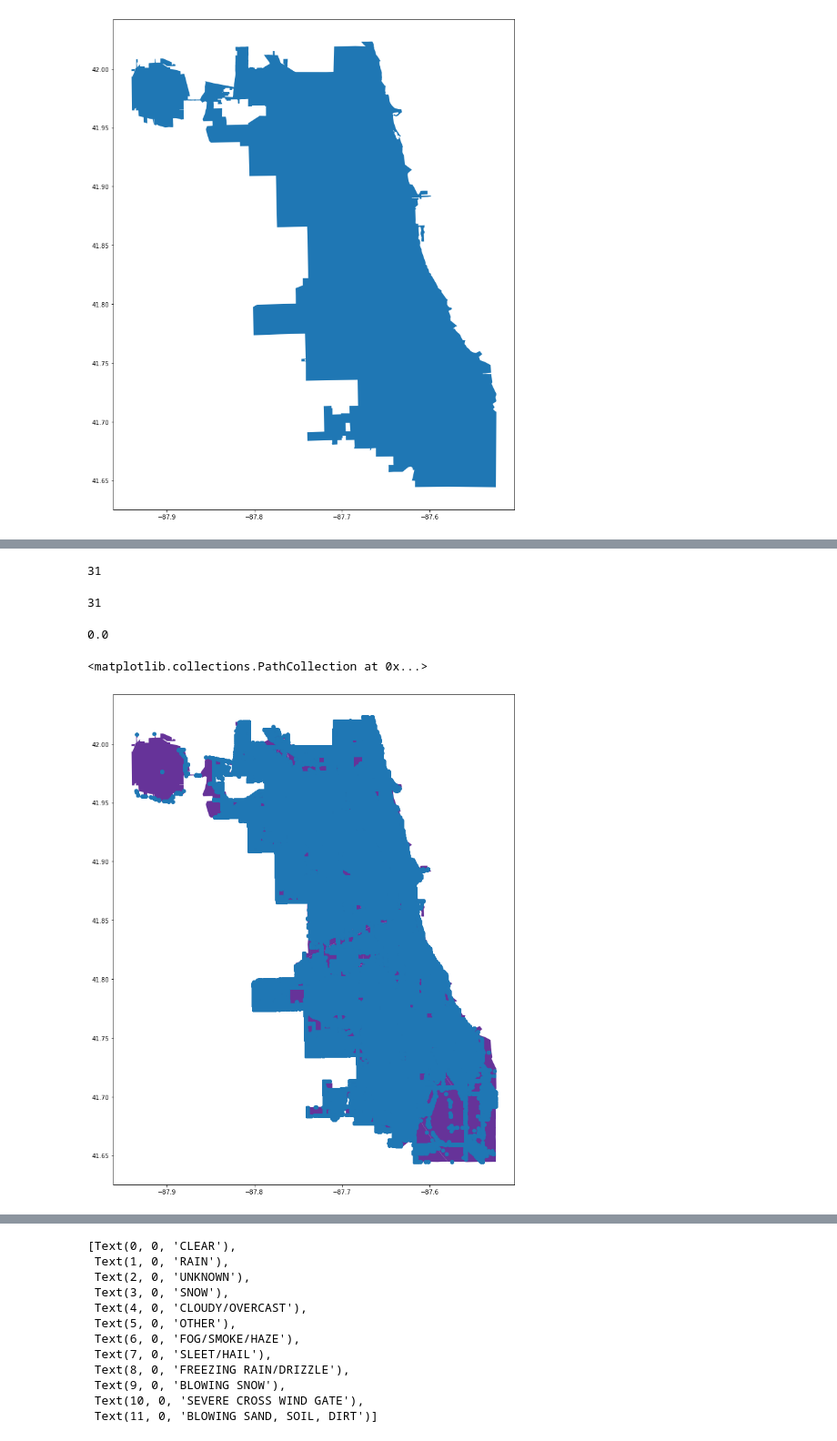
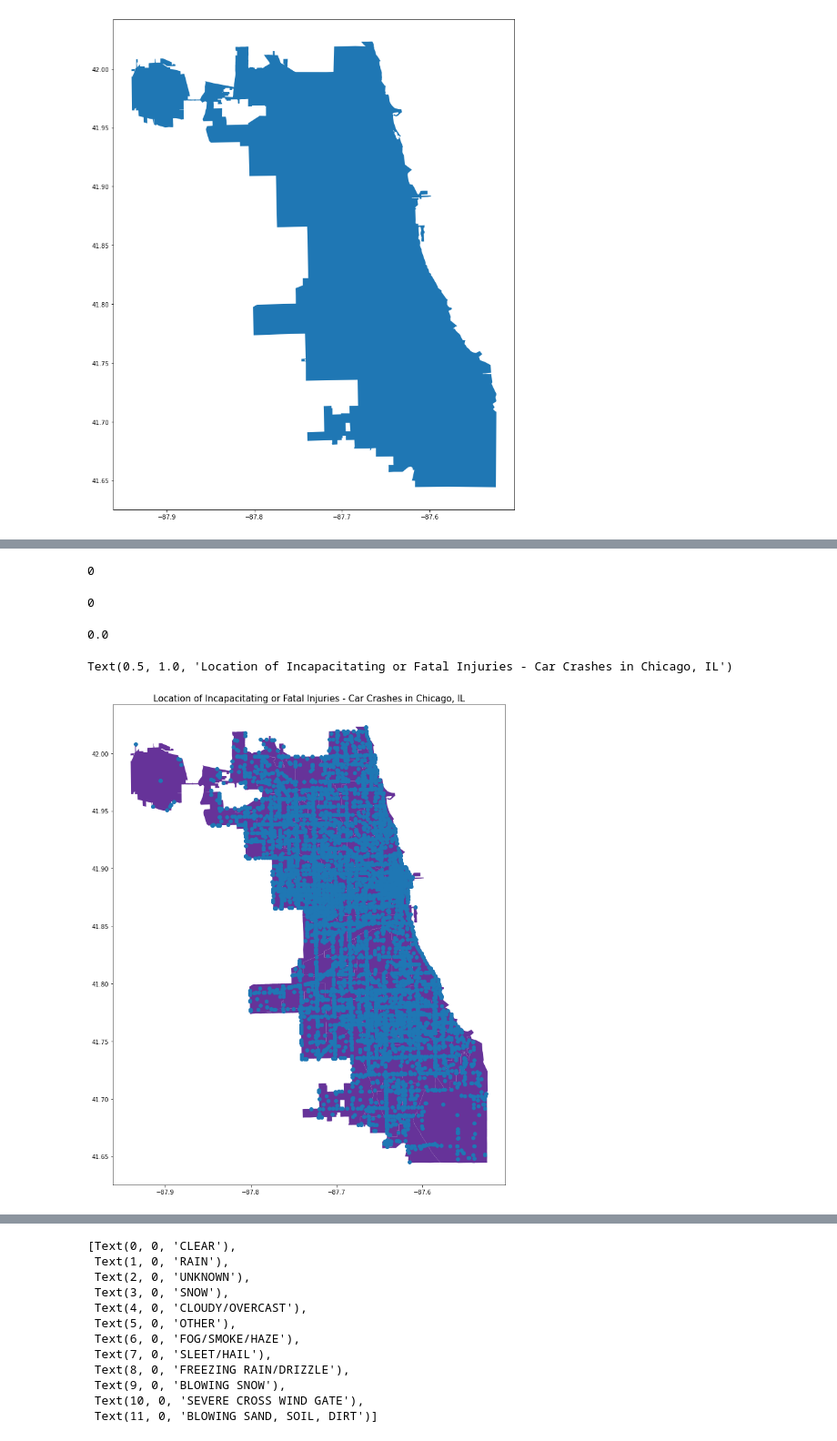
Before and after one commit to marcosvppfernandes/chicagoteam_quanggang, a Jupyter notebook: jamie_notebook.ipynb, the cells around one changed output, grey strips where cells are left out. Shown at 91% size. Saved outputs shown, nothing was run; the diff lists cells and outputs as text; code cells hidden in the pictures.

```diff
--- a/jamie_notebook.ipynb
+++ b/jamie_notebook.ipynb
@@ -376,6 +376,6 @@ chiboundaries.plot(ax=ax)
 <AxesSubplot:>
 [figure]
 # %%
-locations = data[['latitude', 'longitude']][data['latitude']!=0].dropna()
-locations.isna().sum()
+locations = data[data['latitude']!=0]
+locations
 # %% [output]
@@ -385,11 +395,11 @@ dtype: int64
 # %%
 len(locations[locations.longitude==0])
 # %% [output]
-31
+0
 # %%
 len(locations[locations.latitude==0])
 # %% [output]
-31
+0
 # %%
 locations.longitude.max()
 # %% [output]
@@ -397,9 +407,11 @@ locations.longitude.max()
 # %%
 chi1998 = gpd.read_file('data/ward1998.shp')
 fig, ax = plt.subplots(figsize=(15,15))
 
 chi1998.plot(ax=ax, color='rebeccapurple')
-ax.scatter(locations.longitude, locations.latitude)
+ax.scatter(locations['longitude'][(locations['most_severe_injury']=='INCAPACITATING INJURY')|(locations['most_severe_injury']=='FATAL')],
+           locations['latitude'][(locations['most_severe_injury']=='INCAPACITATING INJURY')|(locations['most_severe_injury']=='FATAL')])
+ax.set_title('Location of Incapacitating or Fatal Injuries - Car Crashes in Chicago, IL', size=15)
 # %% [output]
-<matplotlib.collections.PathCollection at 0x...>
+Text(0.5, 1.0, 'Location of Incapacitating or Fatal Injuries - Car Crashes in Chicago, IL')
-[figure, old version]
+[figure, new version]
```
Also changed, not shown: parts of 9 cells of this notebook.
